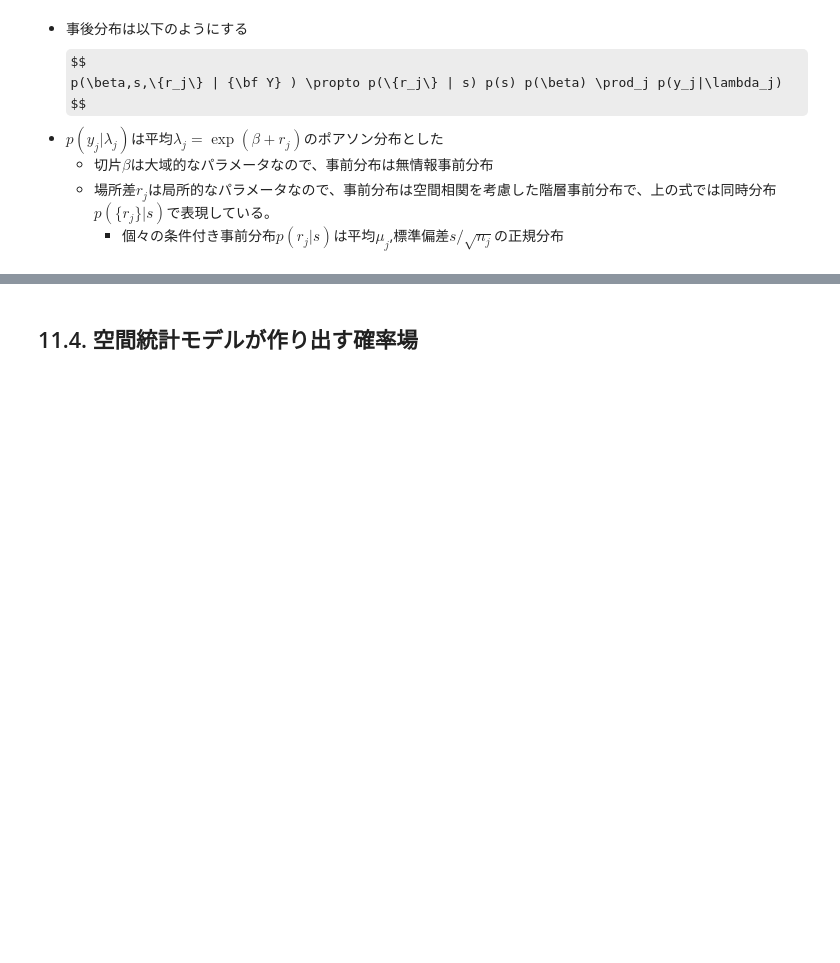
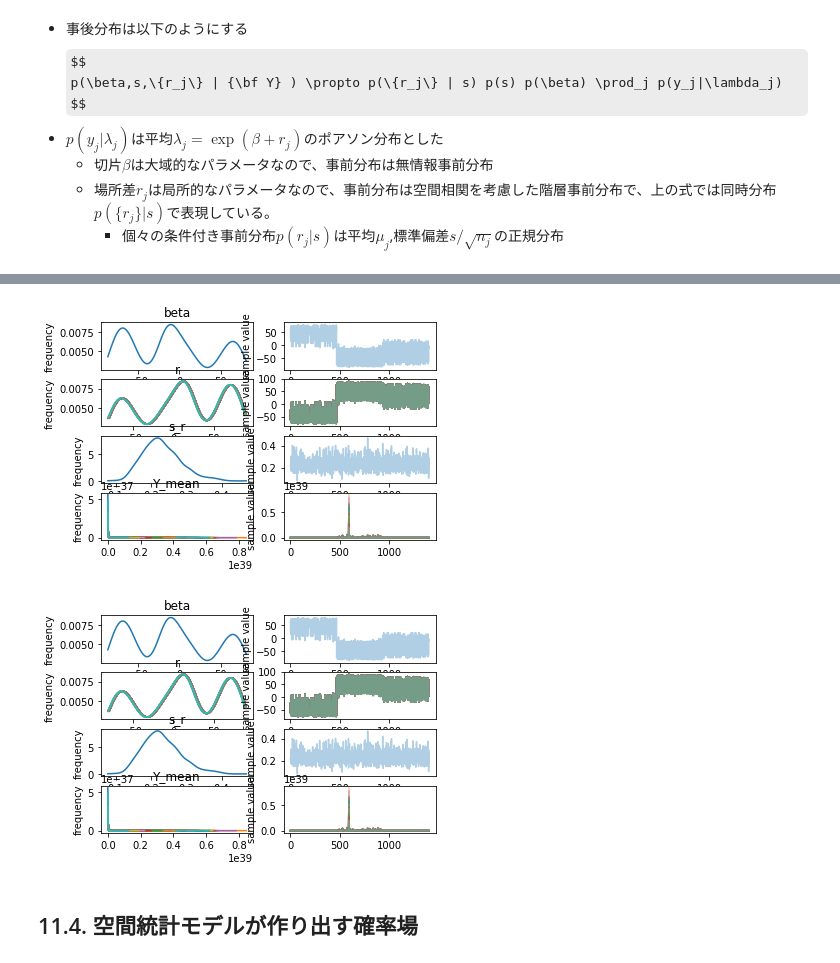
Before and after one commit to takitsuba/midoribon, a Jupyter notebook: Chap11/Chap11.ipynb, the cells around one changed output, grey strips where cells are left out. Saved outputs shown, nothing was run; the diff lists cells and outputs as text; code cells hidden in the pictures; some formulas as TeX source; blank space fills up the shorter version.

```diff
--- a/Chap11/Chap11.ipynb
+++ b/Chap11/Chap11.ipynb
@@ -163,7 +223,7 @@ Y=df.x
 stan_data = {"N_site":50,"Y":Y}
 
 # MCMCサンプリングのステップ数
-iter_count= 500
+iter_count= 1500
 
 # MCMCサンプリングの反復数の指定(WinBUGSではデフォルト3)
 chain_count = 3
@@ -192,3 +265,8 @@ NameError: name 'fit' is not defined
+# %%
+fit.plot()
+# %% [output]
+[figure, added]
+[figure, added]
 # %% [markdown]
 ## 11.4. 空間統計モデルが作り出す確率場
 # %% [markdown]
```
Also changed, not shown: parts of 6 cells of this notebook, 3 other files.
